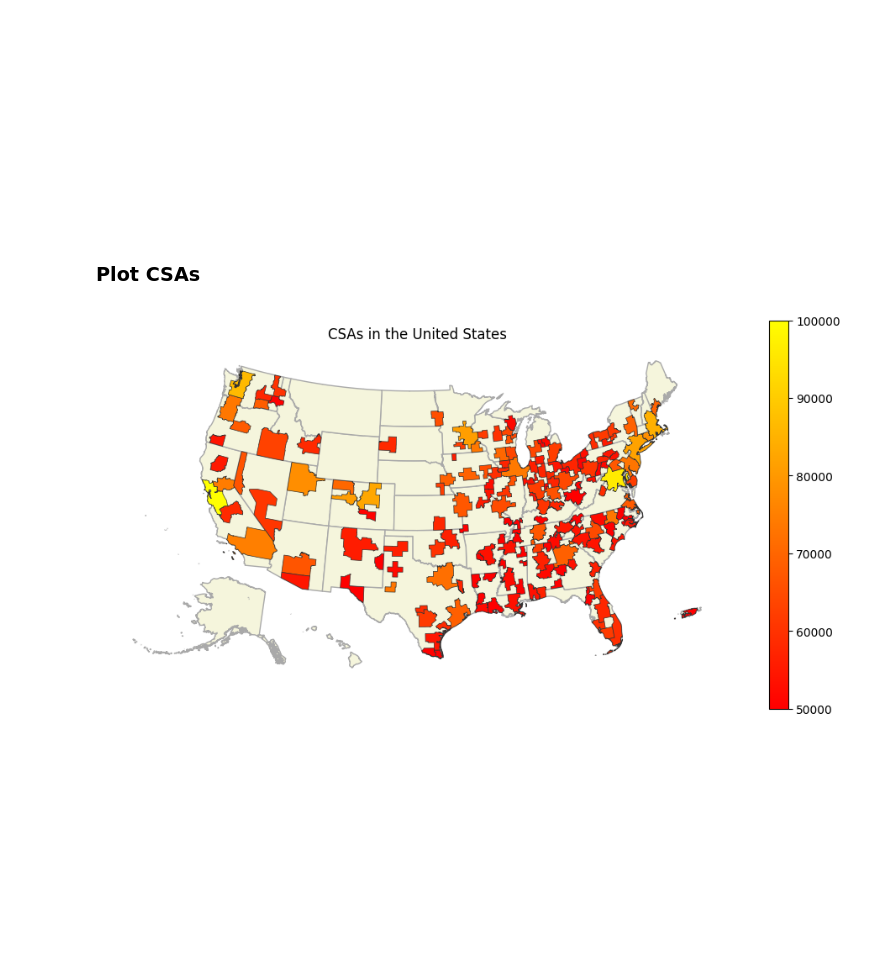
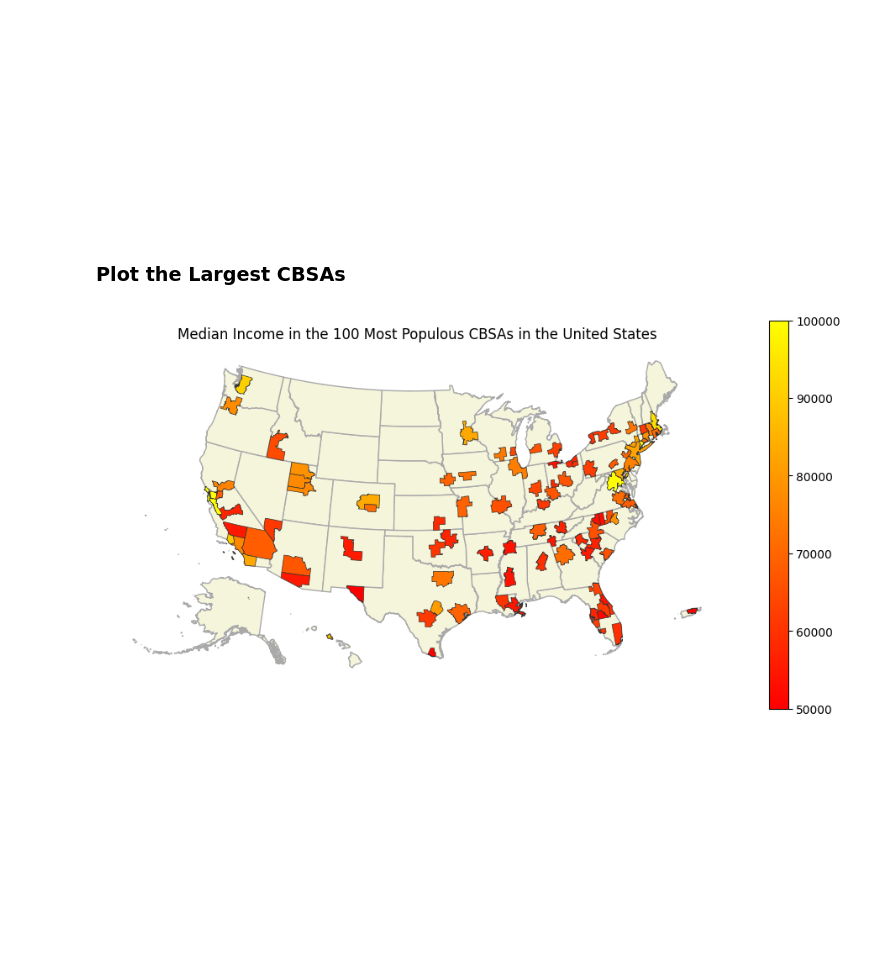
Before and after one commit to vengroff/censusdis-tutorial, a Jupyter notebook: Tutorial.ipynb, the cells around one changed output. Saved outputs shown, nothing was run; the diff lists cells and outputs as text; code cells hidden in the pictures.

```diff
--- a/Tutorial.ipynb
+++ b/Tutorial.ipynb
@@ -734,33 +721,53 @@ gdf_csa.head()
+# %%
+gdf_cbsa = ced.download(
+    # These first three arguments are positional and required
+    # so sometimes I skip naming them.
+    dataset='acs/acs5',
+    vintage=2020,
+
+    # Note: 'B03002_001E' is the variable for total population.
+    download_variables=['NAME', 'B19013_001E', 'B03002_001E'],
+
+    # Query all CBSAs in the country.
+    metropolitan_statistical_area_micropolitan_statistical_area='*',
+
+    with_geometry=True
+)
+# %%
+# We want the n largest CBSAs by population.
+n = 100
+gdf_large_cbsa = gdf_cbsa.nlargest(n, 'B03002_001E')
 # %% [markdown]
 <br/><br/><br/><br/><br/><br/><br/><br/><br/>
 # %% [markdown]
-### Plot CSAs
+### Plot the Largest CBSAs
 # %%
 ax = cem.plot_us(
     gdf_states,
     color='beige',
     edgecolor='darkgrey',
     figsize=(12,6)
 )
 
 ax = cem.plot_us(
-    gdf_csa,
+    gdf_large_cbsa,
     'B19013_001E',
 
     cmap='autumn',
     edgecolor='#333',
     linewidth=0.5,
     vmin=50_000,
     vmax=100_000,
 
     legend=True,
+
     ax=ax
 )
 
 ax.axis('off')
-_ = ax.set_title('CSAs in the United States')
+_ = ax.set_title(f'Median Income in the {n} Most Populous CBSAs in the United States')
 # %% [output]
-[figure, old version]
+[figure, new version]
 # %% [markdown]
 <br/><br/><br/><br/><br/><br/><br/><br/><br/>
 # %% [markdown]
```
Also changed, not shown: parts of 23 cells of this notebook, 2 other files.
